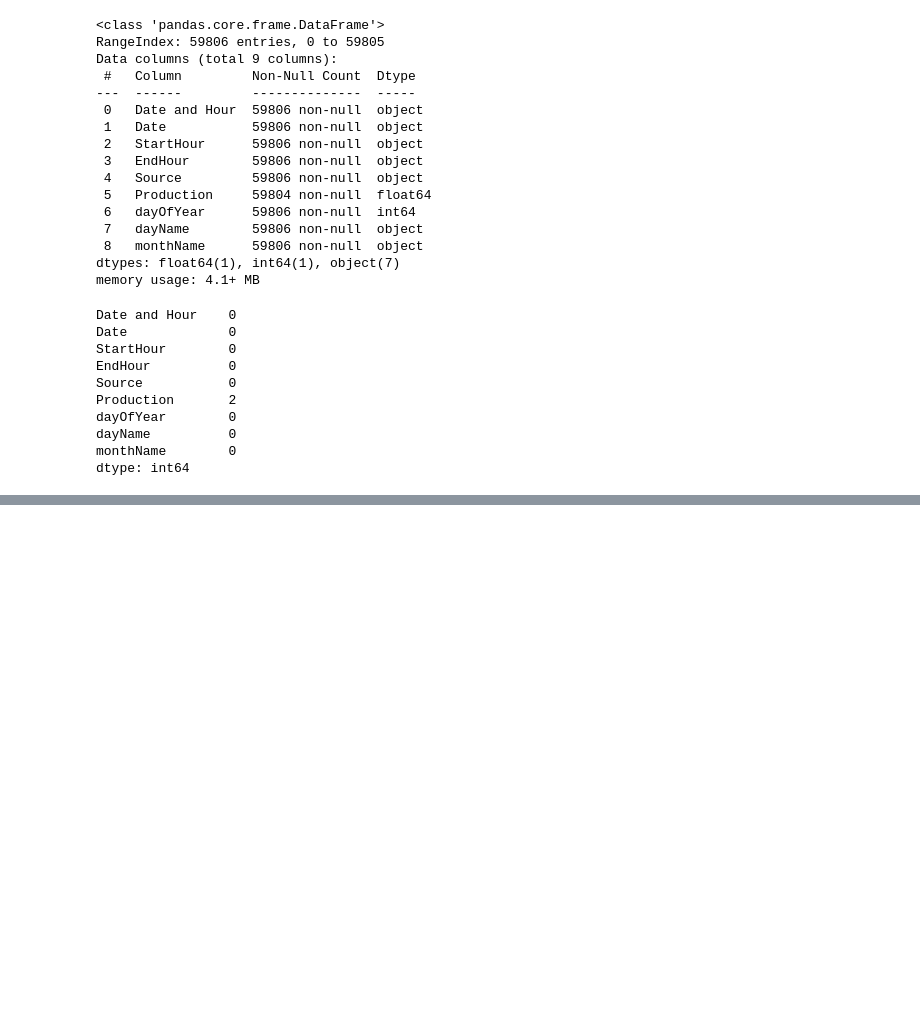
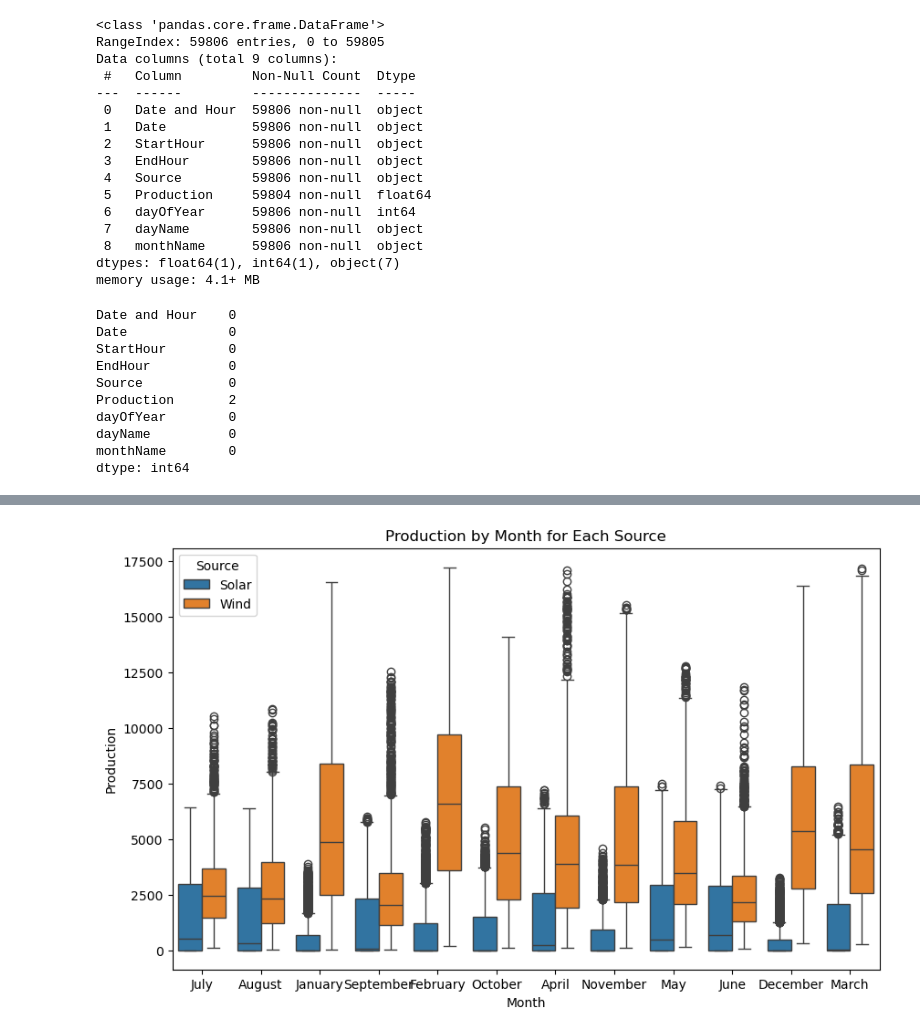
Before and after one commit to sai14karthik/Nexus-S1-Deakin-Internship, a Jupyter notebook: Energy Industry/main.ipynb, the cells around one changed output, grey strips where cells are left out. Saved outputs shown, nothing was run; the diff lists cells and outputs as text; code cells hidden in the pictures; blank space fills up the shorter version.

```diff
--- a/Energy Industry/main.ipynb
+++ b/Energy Industry/main.ipynb
@@ -97,0 +211,9 @@ Length: 59806, dtype: bool
+# %%
+plt.figure(figsize=(10, 6))
+sns.boxplot(x='monthName', y='Production', hue='Source', data=df)
+plt.title('Production by Month for Each Source')
+plt.xlabel('Month')
+plt.ylabel('Production')
+plt.show()
+# %% [output]
+[figure, added]
```
Also changed, not shown: parts of 22 cells of this notebook.
